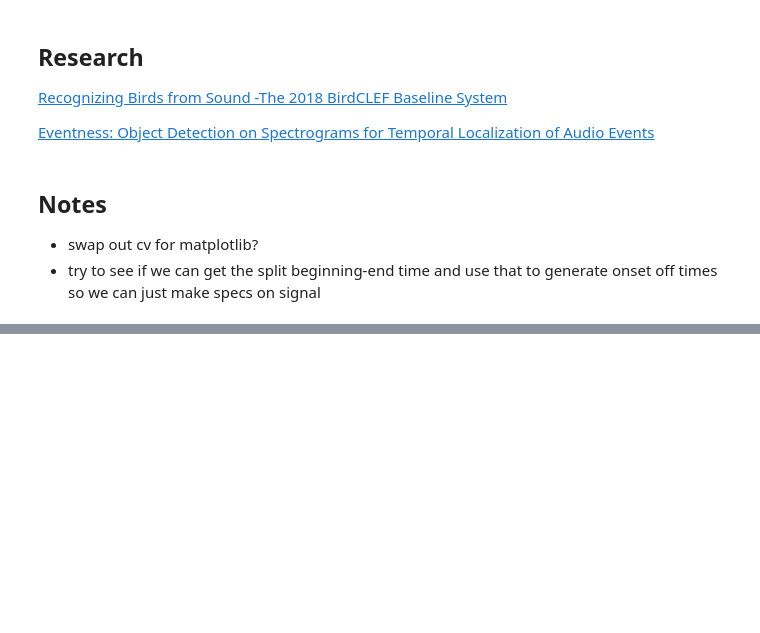
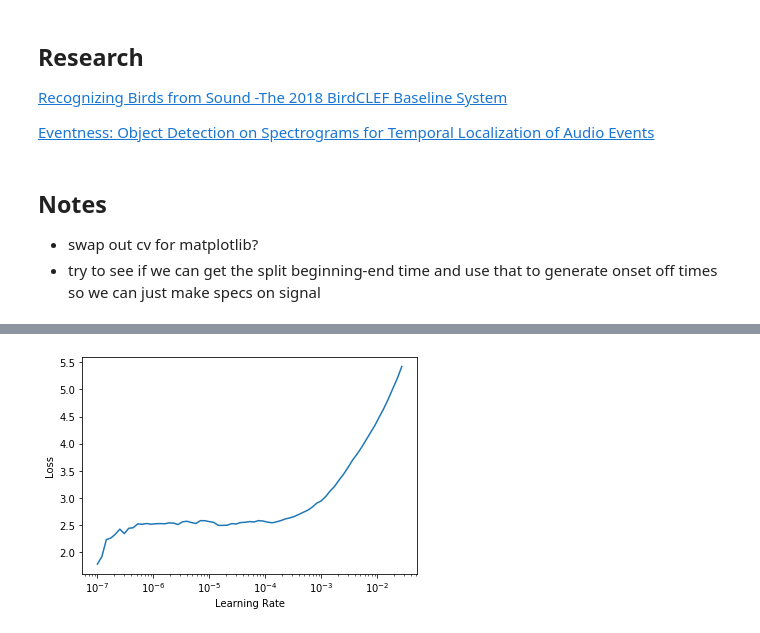
Before and after one commit to aquietlife/fastai2_audio, a Jupyter notebook: nbs/bird_classifier.ipynb, the cells around one changed output, grey strips where cells are left out. Drawn from its saved outputs; the diff is of its cells as text; code cells hidden in the pictures; blank space fills up the shorter version.

```diff
--- a/nbs/bird_classifier.ipynb
+++ b/nbs/bird_classifier.ipynb
@@ -567,0 +607,2 @@ Adelomyia melanogenys
+# %%
+learn = cnn_learner(dbunch, resnet34, opt_func=opt_func, metrics=error_rate, config=cnn_config(ps=0.33)).to_fp16()
@@ -567,0 +613,2 @@ Adelomyia melanogenys
+# %%
+learn.fit_one_cycle(10)
@@ -567,0 +629,2 @@ Adelomyia melanogenys
+# %%
+learn.fit_one_cycle(10)
@@ -567,0 +643,2 @@ Adelomyia melanogenys
+# %%
+learn.fit_one_cycle(20)
@@ -567,0 +667,3 @@ Adelomyia melanogenys
+# %%
+learn.lr_find()
+# %% [output]
@@ -567,0 +671 @@ Adelomyia melanogenys
+[figure, added]
```
Also changed, not shown: parts of 20 cells of this notebook.
